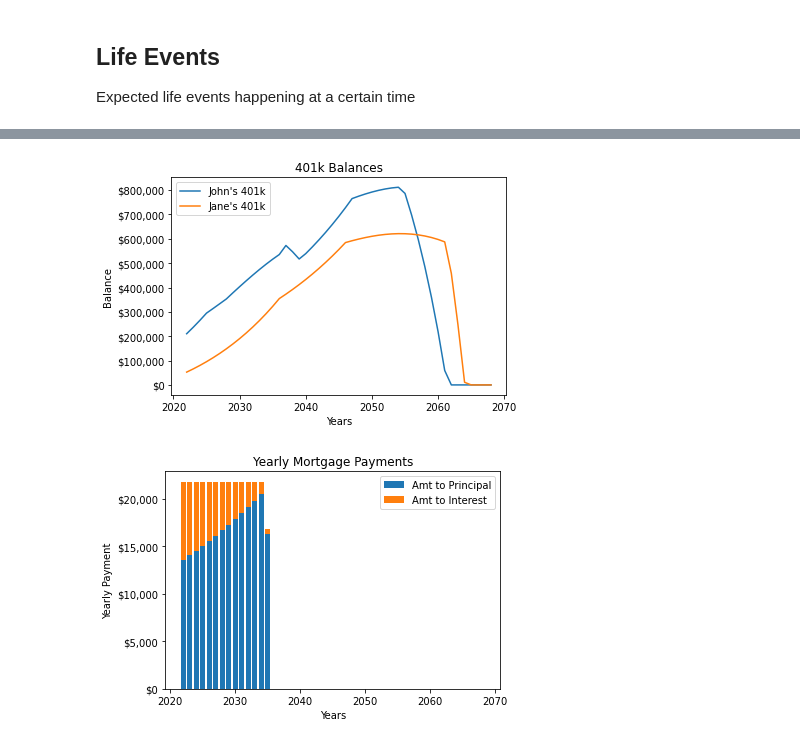
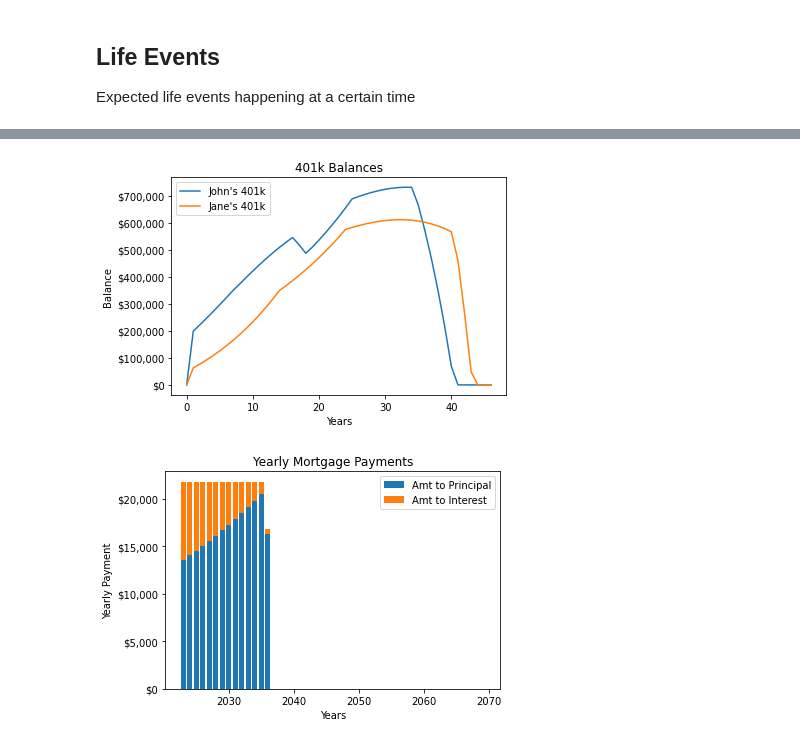
Before and after one commit to sw23/life-model, a Jupyter notebook: ExampleSimulation.ipynb, the cells around one changed output, grey strips where cells are left out. Drawn from its saved outputs; the diff is of its cells as text; code cells hidden in the pictures.

Commit message:
Refactoring to use mesa for base modeling

```diff
--- a/ExampleSimulation.ipynb
+++ b/ExampleSimulation.ipynb
@@ -20,7 +20,7 @@ This section captures information about the people being studied.
 from life_model.family import Family
 from life_model.person import Person, Spending
 
-family = Family(simulation)
+family = Family(model)
 
 john = Person(
     family = family,
@@ -28,6 +28,7 @@ john = Person(
     age = 44,
     retirement_age = 60,
     spending = Spending(
+        model = model,
         base = 12000,
         yearly_increase = 5
     )
@@ -39,6 +40,7 @@ jane = Person(
     age = 45,
     retirement_age = 60,
     spending = Spending(
+        model = model,
         base = 12000,
         yearly_increase = 5
     )
@@ -89,6 +91,7 @@ pizza_papa = Job(
     company = 'Pizza Papa',
     role = 'Manager',
     salary = Salary(
+        model = model,
         base = 50000,
         yearly_increase = 1, # Percent
         yearly_bonus = 1 # Percent
@@ -100,6 +103,7 @@ bargain_ben = Job(
     company = 'Bargain Ben',
     role = 'Manager',
     salary = Salary(
+        model = model,
         base = 65000,
         yearly_increase = 3, # Percent
         yearly_bonus = 2 # Percent
@@ -115,7 +119,7 @@ Retirement accounts set up by a company, usually offering some sort of match
 # %%
 from life_model.account.job401k import Job401kAccount
 
-Job401kAccount(
+john_401k = Job401kAccount(
     job = pizza_papa,
     pretax_balance = 100000,
     pretax_contrib_percent = 15,
@@ -125,7 +129,7 @@ Job401kAccount(
     company_match_percent = 50
 )
 
-Job401kAccount(
+jane_401k = Job401kAccount(
     job = bargain_ben,
     pretax_balance = 50000,
     pretax_contrib_percent = 15,
@@ -188,11 +191,7 @@ Perform the simulation over the defined time frame.
 # %%
-simulation.end_year = john.get_year_at_age(90)
-
-def custom_yearly_stats(year_end_data):
-    year_end_data['John Age'] = john.age
-    year_end_data['Jane Age'] = jane.age
-
-sim_data = simulation.run(custom_yearly_stats)
-simulation.event_log
+model.end_year = john.get_year_at_age(90)
+model.add_agent_stat('Age', 'age')
+sim_data = model.run()
+model.event_log
 # %% [output]
 | Year: | Event: |
@@ -213,26 +240,28 @@ simulation.get_yearly_stat_df(extra_columns=['John Age', 'Jane Age'], aggregate=
 # %%
 import pandas as pd
 import matplotlib.pyplot as plt
 from matplotlib.ticker import StrMethodFormatter
 
-df = pd.DataFrame(index = simulation.simulated_years)
-df["John's 401k"] = john.legacy_retirement_accounts[0].stat_balance_history
-df["Jane's 401k"] = jane.legacy_retirement_accounts[0].stat_balance_history
+agent_df = model.datacollector.get_agent_vars_dataframe()
+
+df = pd.DataFrame()
+df["John's 401k"] = agent_df.xs(id(john_401k), level='AgentID')["401k Balance"]
+df["Jane's 401k"] = agent_df.xs(id(jane_401k), level='AgentID')["401k Balance"]
 
 ax = df.plot(subplots=False, legend=True)
 ax.set_title('401k Balances')
 ax.set_ylabel('Balance')
 ax.set_xlabel('Years')
 y_fmt = StrMethodFormatter('${x:1,.0f}')
 ax.yaxis.set_major_formatter(y_fmt)
 plt.legend(loc='best')
 plt.show()
 # %% [output]
-[figure, old version]
+[figure, new version]
 # %%
 fig, ax = plt.subplots()
-ax.bar(simulation.simulated_years, home.mortgage.stat_principal_payment_history, label="Amt to Principal")
-ax.bar(simulation.simulated_years, home.mortgage.stat_interest_payment_history, bottom=home.mortgage.stat_principal_payment_history, label="Amt to Interest")
+ax.bar(model.simulated_years, home.mortgage.stat_principal_payment_history, label="Amt to Principal")
+ax.bar(model.simulated_years, home.mortgage.stat_interest_payment_history, bottom=home.mortgage.stat_principal_payment_history, label="Amt to Interest")
 
 ax.set_title('Yearly Mortgage Payments')
 ax.set_ylabel('Yearly Payment')
@@ -242,4 +271,4 @@ ax.yaxis.set_major_formatter(y_fmt)
 ax.legend()
 plt.show()
 # %% [output]
-[figure, old version]
+[figure, new version]
```
Also changed, not shown: parts of 12 cells of this notebook, 12 other files.
